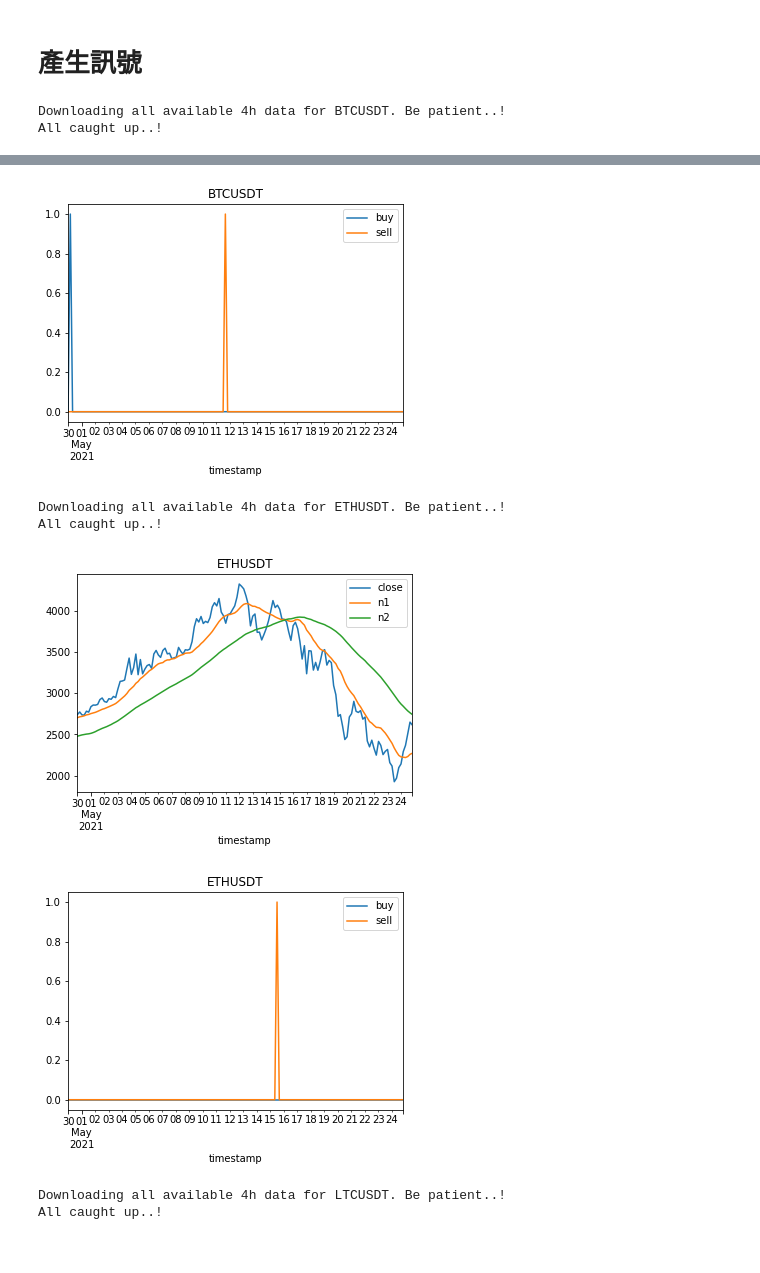
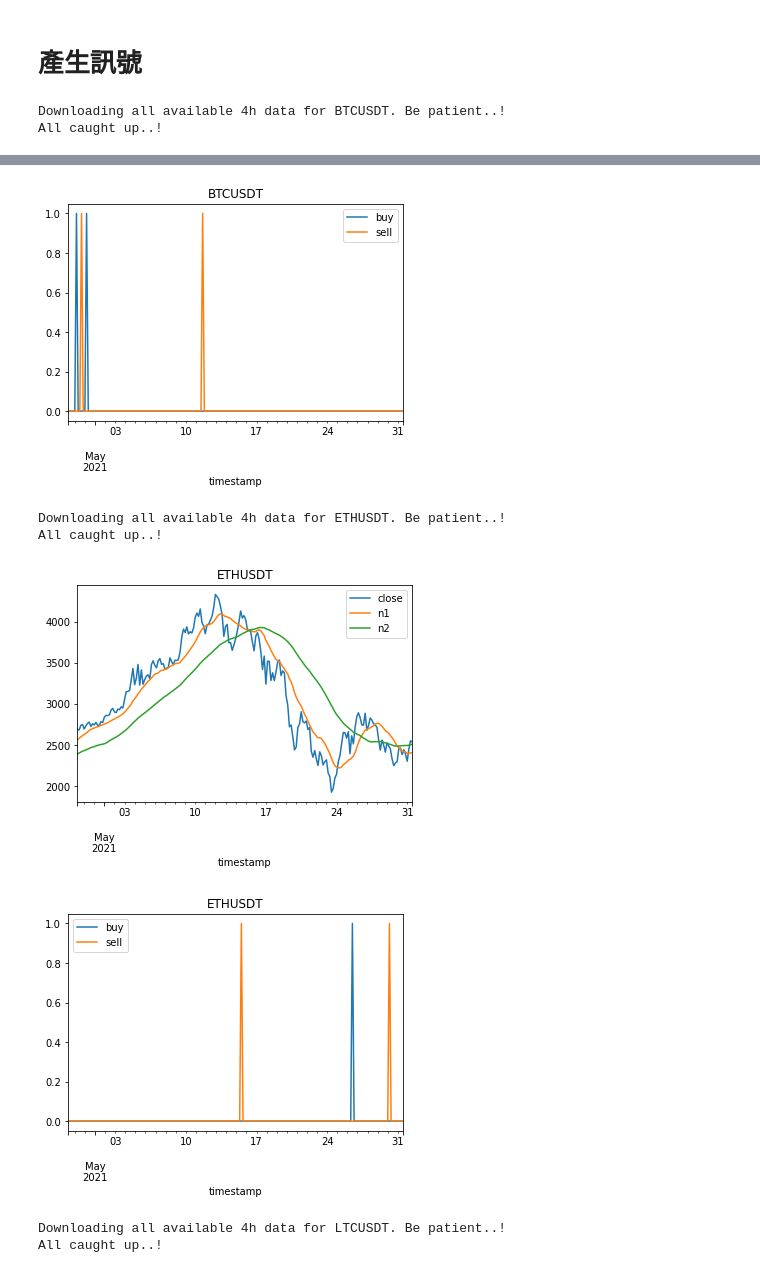
Before and after one commit to skywalker0803r/crypto, a Jupyter notebook: 一鍵產生虛擬貨幣買賣訊號(SMA策略).ipynb, the cells around one changed output, grey strips where cells are left out. Saved outputs shown, nothing was run; the diff lists cells and outputs as text; code cells hidden in the pictures.

```diff
--- a/一鍵產生虛擬貨幣買賣訊號(SMA策略).ipynb
+++ b/一鍵產生虛擬貨幣買賣訊號(SMA策略).ipynb
@@ -15,7 +15,7 @@ config['ETH'] = {'n1':15,'n2':50}
 config['LTC'] = {'n1':20,'n2':95}
 config['BNB'] = {'n1':60,'n2':85}
 
-lookback = 150
+lookback = 200
 
 for cname in config.keys():
   pair = '{}USDT'.format(cname)
@@ -37,7 +37,7 @@ All caught up..!
-[figure, old version]
+[figure, new version]
 Downloading all available 4h data for ETHUSDT. Be patient..!
 All caught up..!
-[figure, old version]
+[figure, new version]
-[figure, old version]
+[figure, new version]
 Downloading all available 4h data for LTCUSDT. Be patient..!
 All caught up..!
```
Also changed, not shown: parts of 2 cells of this notebook.
